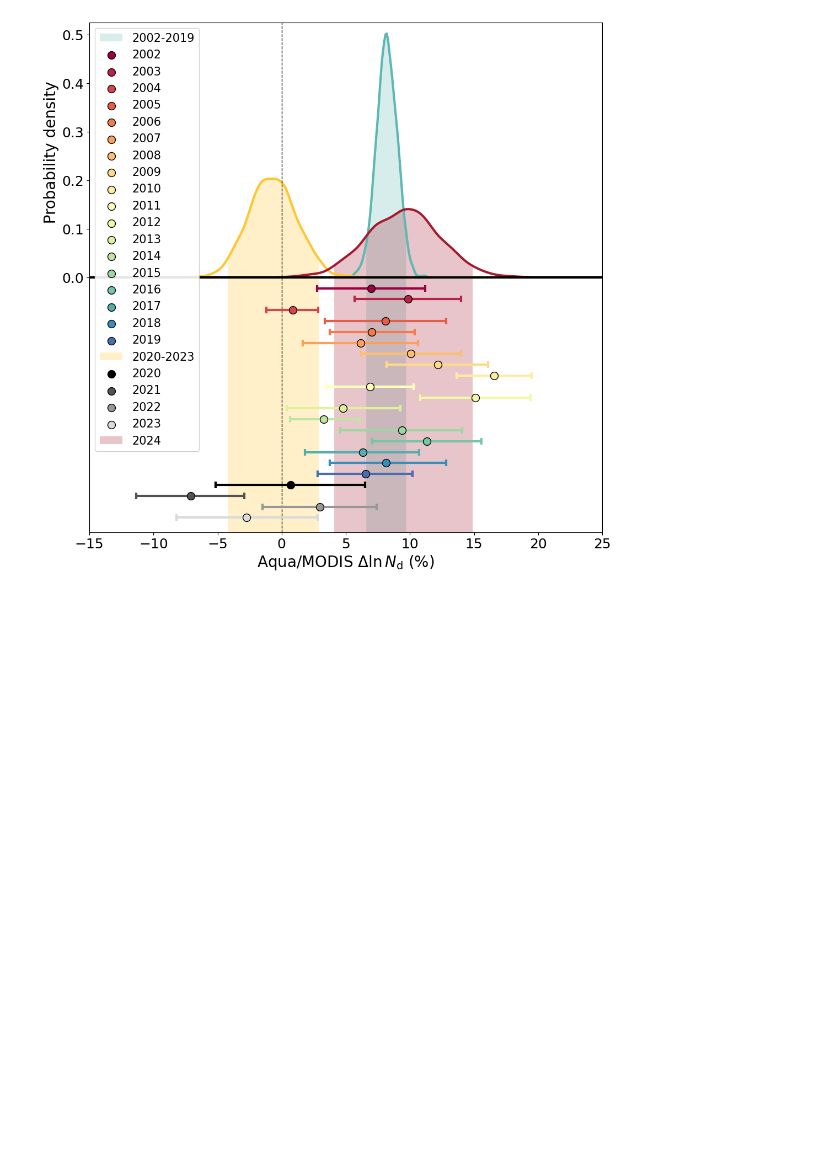
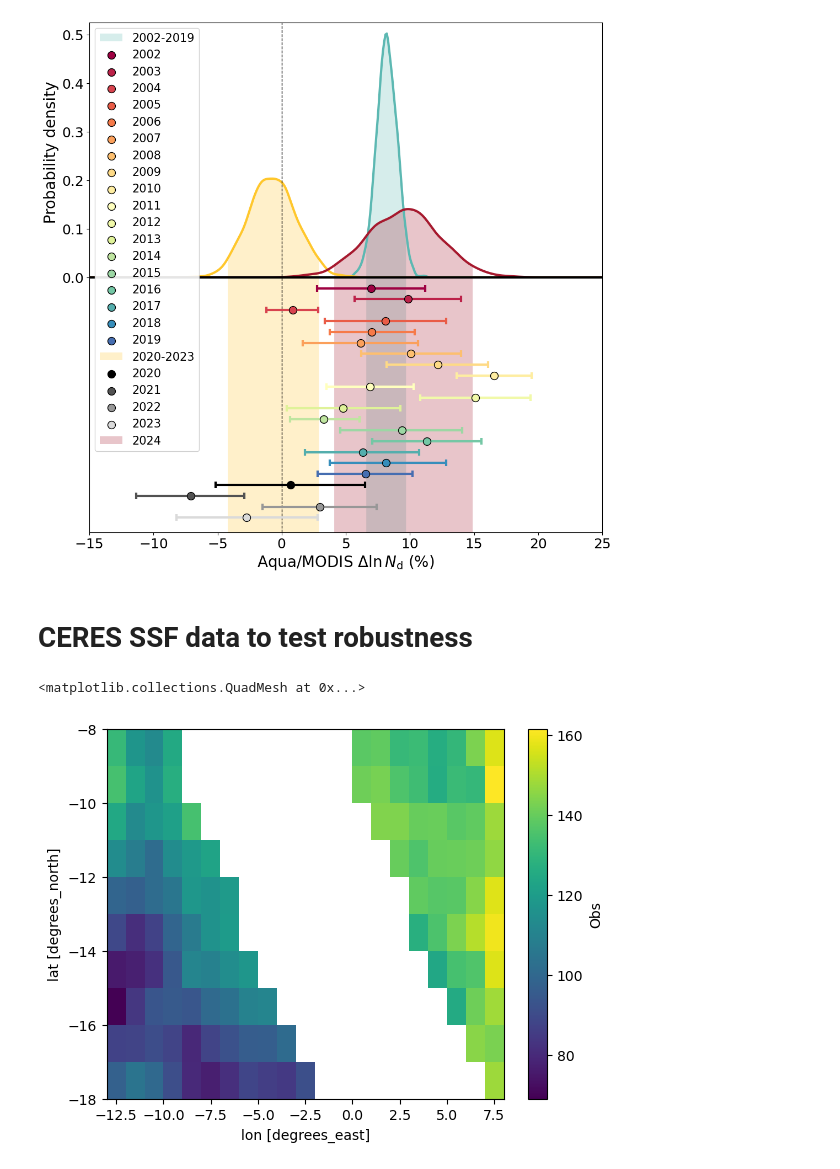
Before and after one commit to michael-s-diamond/ConflictClouds, a Jupyter notebook: Conflict_Cloud_Sensitivity.ipynb, the cells around one changed output. Saved outputs shown, nothing was run; the diff lists cells and outputs as text; code cells hidden in the pictures; blank space fills up the shorter version.

```diff
--- a/Conflict_Cloud_Sensitivity.ipynb
+++ b/Conflict_Cloud_Sensitivity.ipynb
@@ -646,3 +711,6 @@ plt.xlabel(r'Aqua/MODIS $\Delta \ln N_\mathrm{d}$ (%)',fontsize=fs)
 plt.savefig('/Users/michaeldiamond/Documents/Projects/ERB23_ShipTracks4MCB/Houthis/Fig3.png',dpi=450,facecolor='w')
 # %% [output]
 [figure]
+# %% [markdown]
+CERES SSF data to test robustness
+==
@@ -648,0 +720,6 @@ plt.savefig('/Users/michaeldiamond/Documents/Projects/ERB23_ShipTracks4MCB/Houth
+# %%
+smask = (ds20[2024].Obs-ds20[2024].Est)==0 #Mark which grids are in the shipping mask
+ds[2024].Obs.sel(lat=slice(-18,-8),lon=slice(-13,8)).where(smask).plot()
+# %% [output]
+<matplotlib.collections.QuadMesh at 0x...>
+[figure, added]
```
Also changed, not shown: parts of 8 cells of this notebook.
